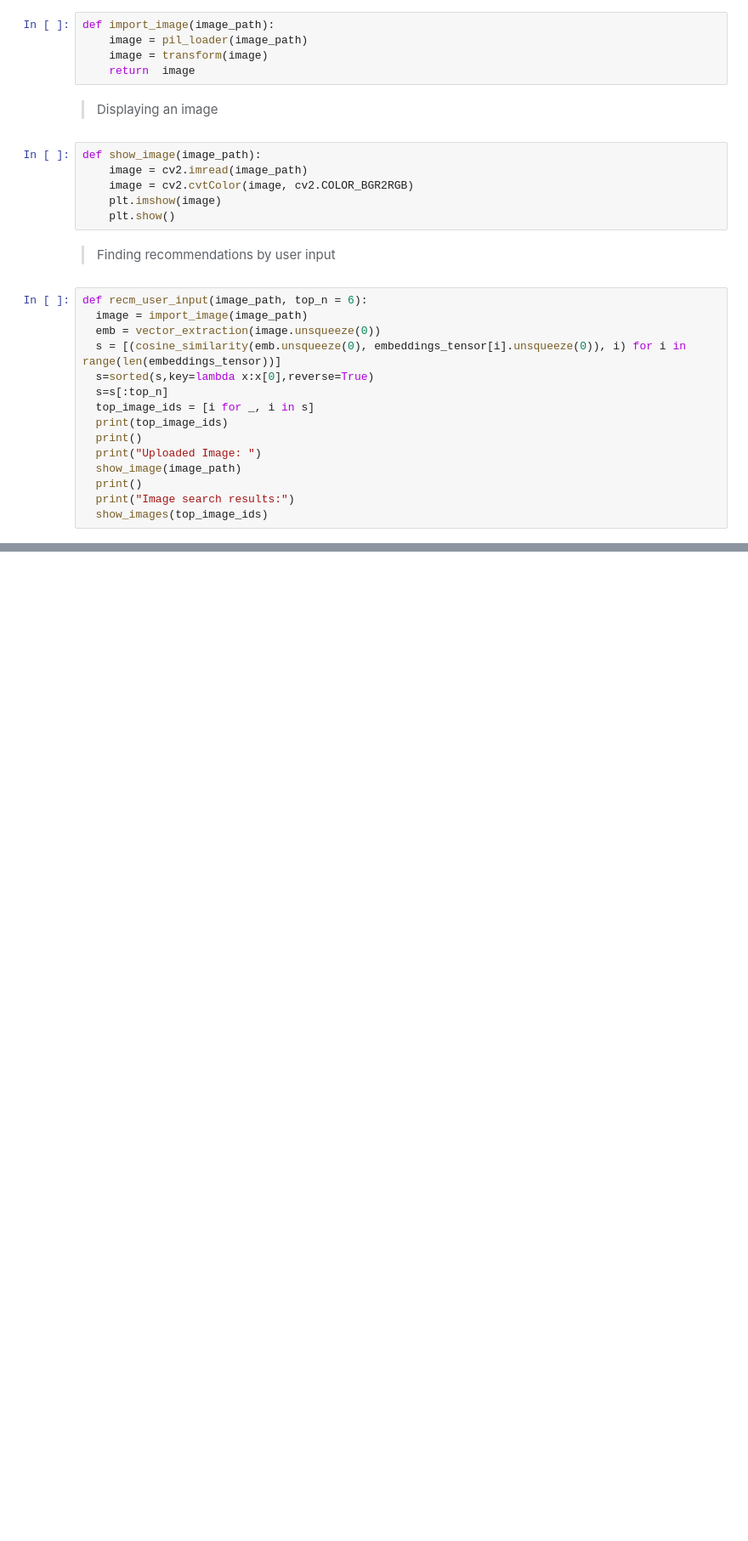
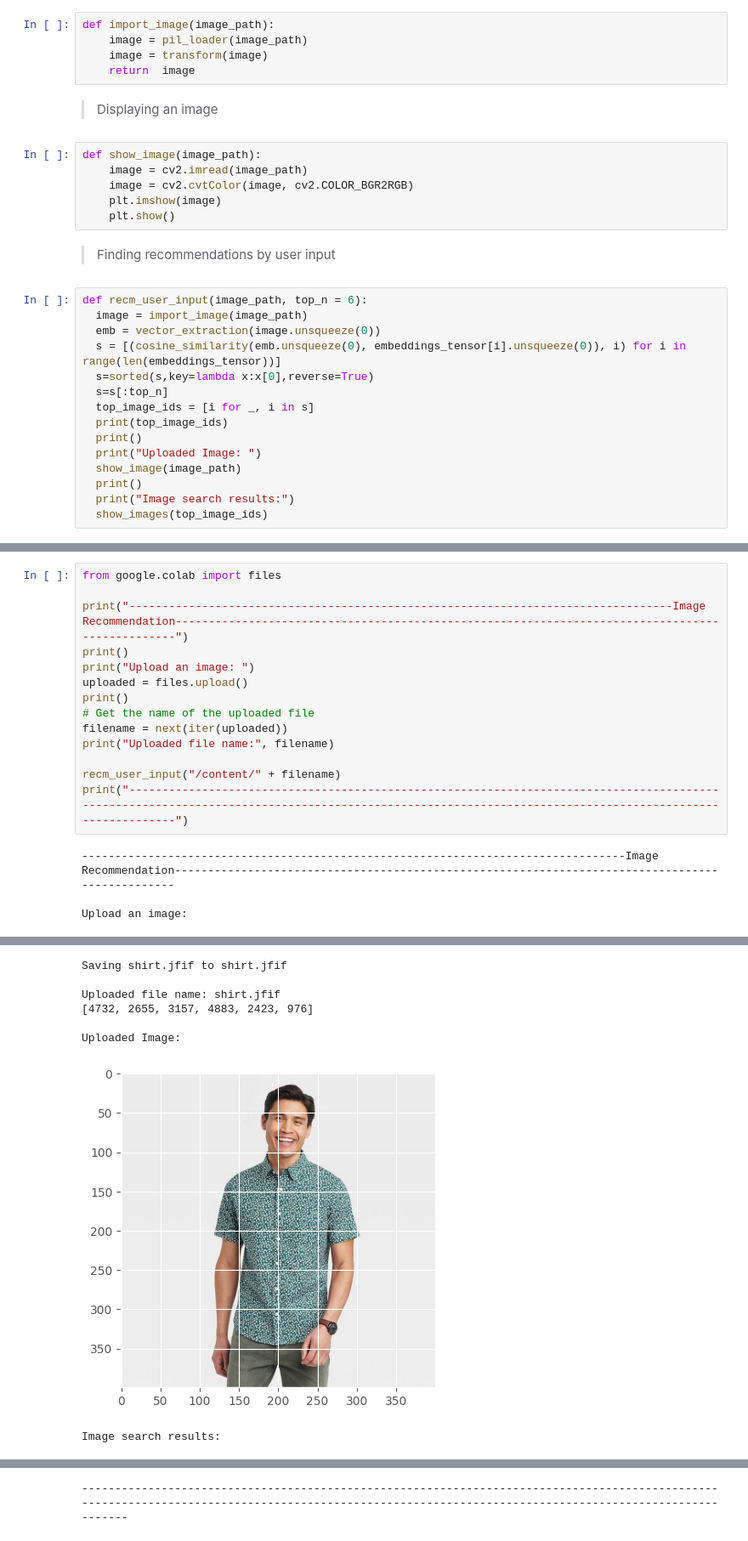
Before and after one commit to ons-ou/Image_Recommendation, a Jupyter notebook: ImageRec.ipynb, the cells around one changed output, grey strips where cells are left out. Shown at 85% size. Saved outputs shown, nothing was run; the diff lists cells and outputs as text; blank space fills up the shorter version.

```diff
--- a/ImageRec.ipynb
+++ b/ImageRec.ipynb
@@ -389,0 +408,18 @@ NameError: ignored
+# %%
+from google.colab import files
+
+print("----------------------------------------------------------------------------------Image Recommendation------------------------------------------------------------------------------------------------")
+print()
+print("Upload an image: ")
+uploaded = files.upload()
+print()
+# Get the name of the uploaded file
+filename = next(iter(uploaded))
+print("Uploaded file name:", filename)
+
+recm_user_input("/content/" + filename)
+print("-------------------------------------------------------------------------------------------------------------------------------------------------------------------------------------------------------")
+# %% [output]
+----------------------------------------------------------------------------------Image Recommendation------------------------------------------------------------------------------------------------
+
+Upload an image:
@@ -389,0 +427,8 @@ NameError: ignored
+Saving shirt.jfif to shirt.jfif
+
+Uploaded file name: shirt.jfif
+[4732, 2655, 3157, 4883, 2423, 976]
+
+Uploaded Image:
+[figure, added]
+Image search results:
@@ -389,0 +436 @@ NameError: ignored
+-------------------------------------------------------------------------------------------------------------------------------------------------------------------------------------------------------
```
Also changed, not shown: parts of 7 cells of this notebook.
